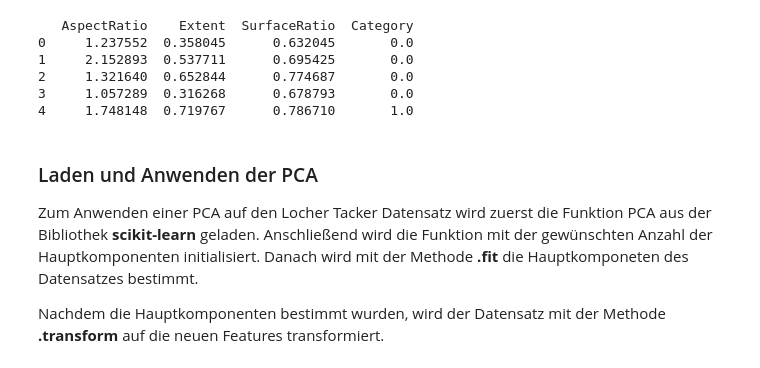
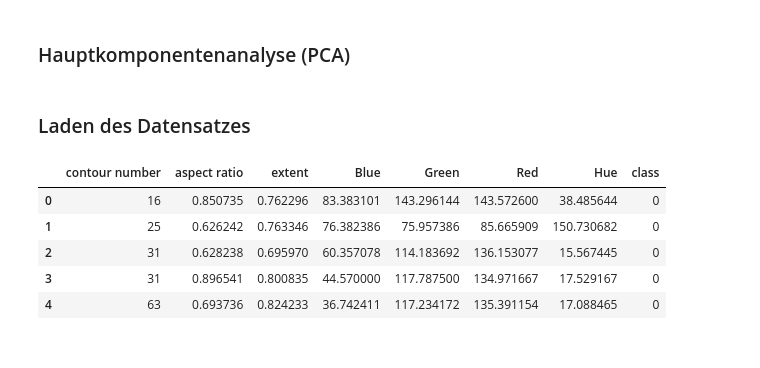
Before and after one commit to Hannes-Bornemann/KI_Gemuese, a Jupyter notebook: Hannes/PCA.ipynb, the cells around one changed output. Cells and saved outputs as stored; diff of their text form; code cells hidden in the pictures.

```diff
--- a/Hannes/PCA.ipynb
+++ b/Hannes/PCA.ipynb
@@ -34,24 +1,23 @@ Im ersten Schritt der PCA wird versucht, die Variable zu finden, die die Varianz
+# %% [markdown]
+### Hauptkomponentenanalyse (PCA)
+# %% [markdown]
+### Laden des Datensatzes
 # %%
 import pandas as pd
 
-#laden des Loche Tacker Datensatzes von der xlsx Datei pandas.read_excel()
-Locher_Tacker_Daten=pd.read_excel(r'../Datensätze/LocherTucker.xlsx',index_col=0)
-Locher_Tacker_Daten =Locher_Tacker_Daten.dropna() # Verwerfen der Spalten ohen gültigen Eintrag
-Locher_Tacker_X, Locher_Tacker_y = Locher_Tacker_Daten.iloc[:,:-1], Locher_Tacker_Daten.iloc[:,-1] #splitten der Daten in Labels und Features
-
+#laden des Gemüse Datensatzes von der csv Datei
+Gemuese_Daten=pd.read_csv(r'output.csv',index_col=0)
+Gemuese_Daten =Gemuese_Daten.dropna() # Verwerfen der Spalten ohen gültigen Eintrag
+Gemuese_X, Gemuese_y = Gemuese_Daten.iloc[:,:-1], Gemuese_Daten.iloc[:,-1] #splitten der Daten in Labels und Features
 
 # Uwandeln der Daten in ein numpy Array
-Locher_Tacker_X=Locher_Tacker_X.to_numpy()
-Locher_Tacker_y=Locher_Tacker_y.to_numpy()
+Gemuese_X=Gemuese_X.to_numpy() # Features
+Gemuese_y=Gemuese_y.to_numpy() # Labels
+Gemuese_Daten.head(5)
 # %% [output]
-   AspectRatio    Extent  SurfaceRatio  Category
-0     1.237552  0.358045      0.632045       0.0
-1     2.152893  0.537711      0.695425       0.0
-2     1.321640  0.652844      0.774687       0.0
-3     1.057289  0.316268      0.678793       0.0
-4     1.748148  0.719767      0.786710       1.0
+|  | contour number | aspect ratio | extent | Blue | Green | Red | Hue | class |
+| 0 | 16 | 0.850735 | 0.762296 | 83.383101 | 143.296144 | 143.572600 | 38.485644 | 0 |
+| 1 | 25 | 0.626242 | 0.763346 | 76.382386 | 75.957386 | 85.665909 | 150.730682 | 0 |
+| 2 | 31 | 0.628238 | 0.695970 | 60.357078 | 114.183692 | 136.153077 | 15.567445 | 0 |
+| 3 | 31 | 0.896541 | 0.800835 | 44.570000 | 117.787500 | 134.971667 | 17.529167 | 0 |
+| 4 | 63 | 0.693736 | 0.824233 | 36.742411 | 117.234172 | 135.391154 | 17.088465 | 0 |
-# %% [markdown]
-### <font color='2869AF'> Laden und Anwenden der PCA </font>
-Zum Anwenden einer PCA auf den Locher Tacker Datensatz wird zuerst die Funktion PCA aus der Bibliothek **scikit-learn** geladen. Anschließend wird die Funktion mit der gewünschten Anzahl der Hauptkomponenten initialisiert. Danach wird mit der Methode **.fit** die Hauptkomponeten des Datensatzes bestimmt.
-
-Nachdem die Hauptkomponenten bestimmt wurden, wird der Datensatz mit der Methode **.transform** auf die neuen Features transformiert.
```
Also changed, not shown: parts of 10 cells of this notebook.
